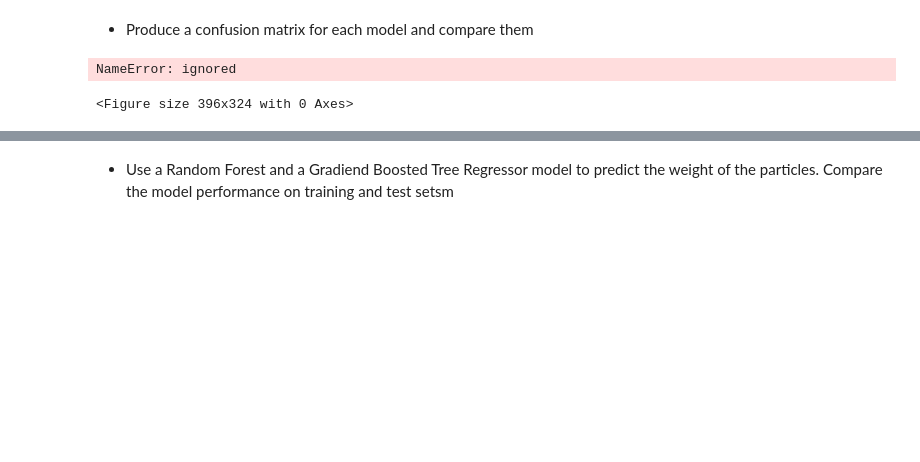
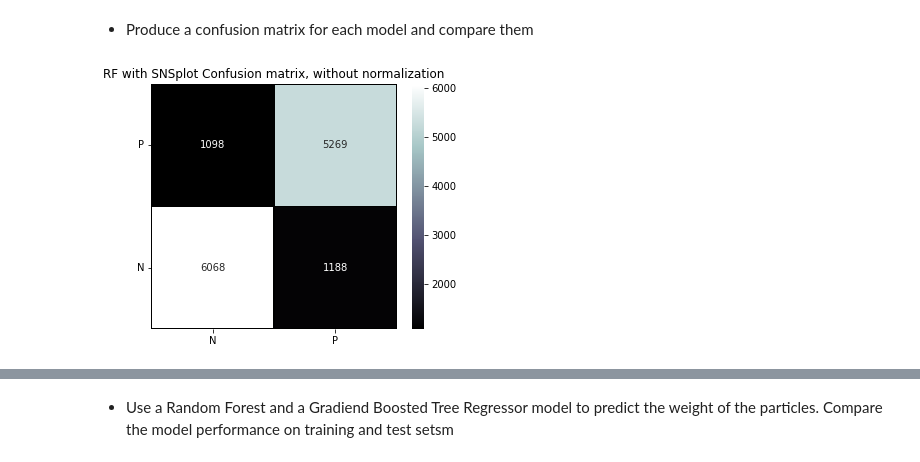
Before and after one commit to siddpatel1/DSPS_SPatel, a Jupyter notebook: HW8/SidPatel_HW8_higgsbosonSearch.ipynb, the cells around one changed output, grey strips where cells are left out. Saved outputs shown, nothing was run; the diff lists cells and outputs as text; code cells hidden in the pictures; blank space fills up the shorter version.

```diff
--- a/HW8/SidPatel_HW8_higgsbosonSearch.ipynb
+++ b/HW8/SidPatel_HW8_higgsbosonSearch.ipynb
@@ -137,7 +188,7 @@ from sklearn.ensemble import GradientBoostingClassifier
 from sklearn.datasets import make_classification
 
 # Look at parameters used by our current forest
-rf = RandomForestClassifier(random_state = 0, max_depth=5)
+rf = RandomForestClassifier(random_state = 0, max_depth=7)
 print('Parameters currently in use:\n')
 #https://stackoverflow.com/questions/36399000/typeerror-module-object-is-not-callable-trying-to-use-pprint/36399064
 pprint(rf.get_params())
@@ -268,13 +319,12 @@ def sns_plot_cm(y_true, y_pred, normalize=False, title='',cmap=pl.cm.bone):
     lbls = ['N','P']
     plt.figure(figsize=(5.5,4.5))
     cm = confusion_matrix(y_true, y_pred)
-    ax=sns.heatmap(cmArrayTest,annot=True,fmt='d',cmap=plt.cm.bone,xticklabels=lbls,yticklabels=lbls,linewidths=0.8, linecolor='black');
+    ax=sns.heatmap(cm,annot=True,fmt='d',cmap=plt.cm.bone,xticklabels=lbls,yticklabels=lbls,linewidths=0.8, linecolor='black');
     ax.invert_yaxis()
     plt.yticks(rotation=0);
     plt.title(title)
     ax.set_frame_on(True)
 # %%
-sns_plot_cm(YL_test,rf.predict(XL_test),title='RF Mine with SNS')
+sns_plot_cm(YL_test,rf.predict(XL_test),title='RF with SNSplot')
 # %% [output]
-NameError: ignored
-<Figure size 396x324 with 0 Axes>
+[figure, added]
```
Also changed, not shown: parts of 33 cells of this notebook.
